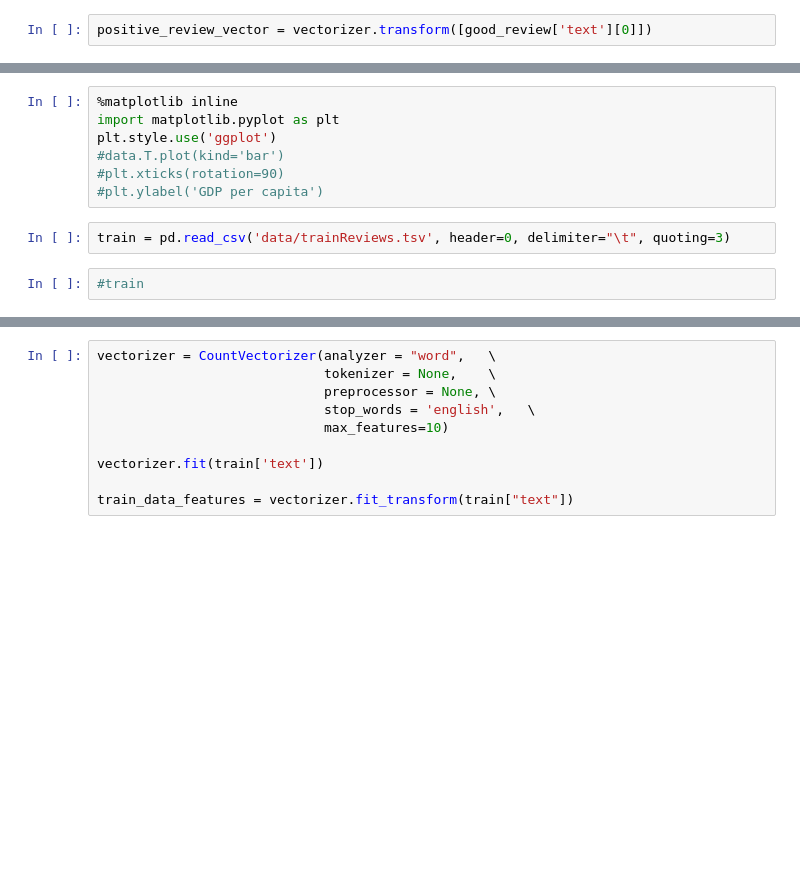
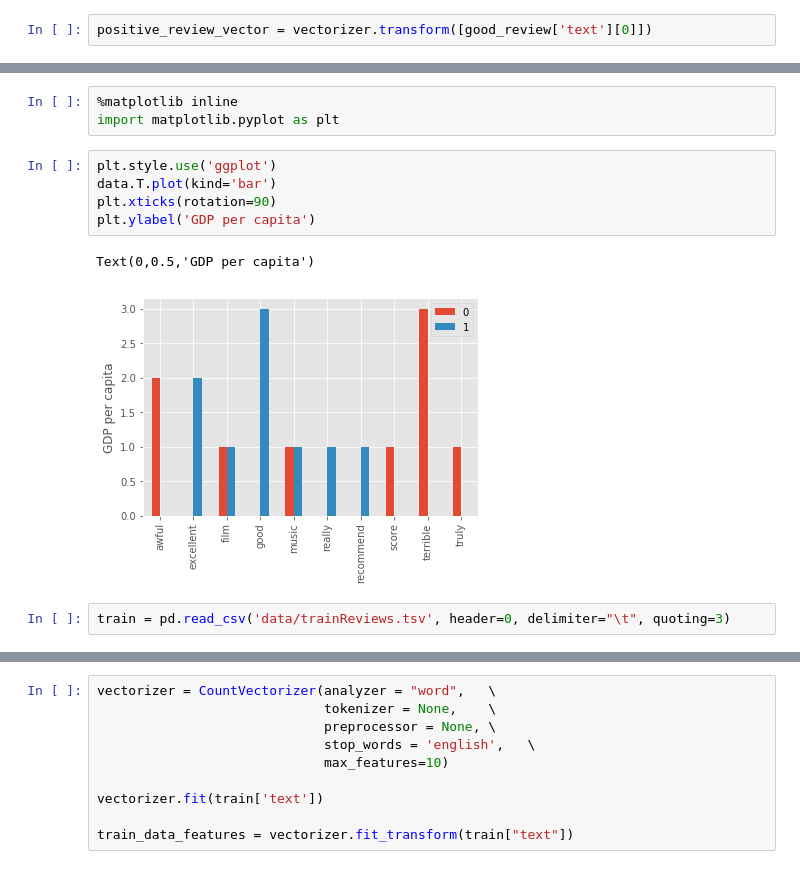
Before and after one commit to geoffswc/ML-Course-Notes, a Jupyter notebook: WalkThroughCode.ipynb, the cells around one changed output, grey strips where cells are left out. Cells and saved outputs as stored; diff of their text form; blank space fills up the shorter version.

```diff
--- a/WalkThroughCode.ipynb
+++ b/WalkThroughCode.ipynb
@@ -68,11 +150,13 @@ data.columns = vectorizer.get_feature_names()
+# %%
+%matplotlib inline
+import matplotlib.pyplot as plt
 # %%
-%matplotlib inline
-import matplotlib.pyplot as plt
 plt.style.use('ggplot')
-#data.T.plot(kind='bar')
-#plt.xticks(rotation=90)
-#plt.ylabel('GDP per capita')
+data.T.plot(kind='bar')
+plt.xticks(rotation=90)
+plt.ylabel('GDP per capita')
+# %% [output]
+Text(0,0.5,'GDP per capita')
+[figure, added]
 # %%
 train = pd.read_csv('data/trainReviews.tsv', header=0, delimiter="\t", quoting=3)
-# %%
-#train
```
Also changed, not shown: parts of 49 cells of this notebook.
